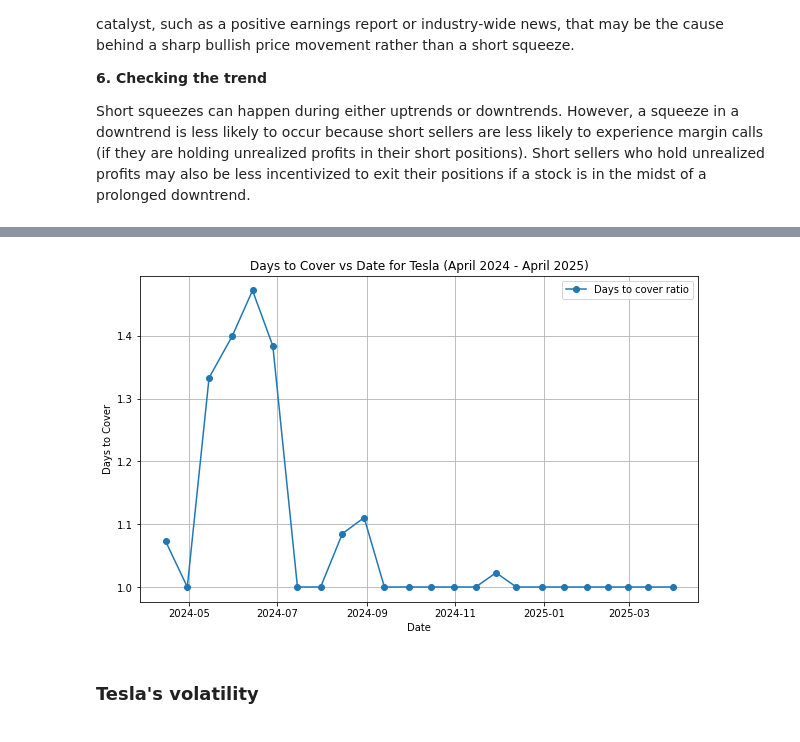
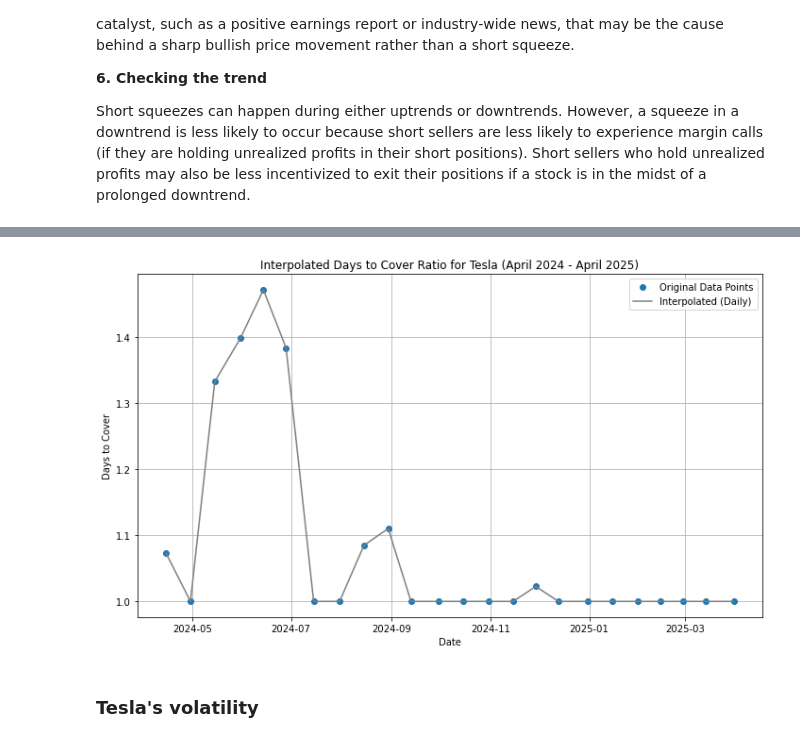
Before and after one commit to ttheszt27/financ_eng, a Jupyter notebook: project.ipynb, the cells around one changed output, grey strips where cells are left out. Drawn from its saved outputs; the diff is of its cells as text; code cells hidden in the pictures.

```diff
--- a/project.ipynb
+++ b/project.ipynb
@@ -124,22 +125,30 @@ Short squeezes can happen during either uptrends or downtrends. However, a squee
 # %%
 import matplotlib.pyplot as plt
 import pandas as pd
 
 df = pd.read_csv('tsla_short_interest.csv')
 df['Settlement Date'] = pd.to_datetime(df['Settlement Date'])
+df.set_index('Settlement Date', inplace=True)
+df.sort_index(inplace=True)
+all_days = pd.date_range(start=df.index.min(), end=df.index.max(), freq='D')
+df_daily = df.reindex(all_days)
+df_daily.index.name = 'Date'
+
+df_daily['Days to Cover'] = df_daily['Days to Cover'].interpolate(method='linear')
 
 plt.figure(figsize=(10, 6))
-plt.plot(df['Settlement Date'], df['Days to Cover'], marker = 'o', linestyle='-', color='tab:blue', label='Days to cover ratio')
+plt.plot(df.index, df['Days to Cover'], 'o', label='Original Data Points', color='tab:blue')
+plt.plot(df_daily.index, df_daily['Days to Cover'], '-', label='Interpolated (Daily)', color='tab:grey')
 
 plt.xlabel('Date')
 plt.ylabel('Days to Cover')
-plt.title('Days to Cover vs Date for Tesla (April 2024 - April 2025)')
-
+plt.title('Interpolated Days to Cover Ratio for Tesla (April 2024 - April 2025)')
 plt.legend()
 plt.grid(True)
+plt.tight_layout()
 plt.show()
 # %% [output]
-[figure, old version]
+[figure, new version]
 # %% [markdown]
 ### Tesla's volatility
 # %%
```
Also changed, not shown: parts of 4 cells of this notebook.
